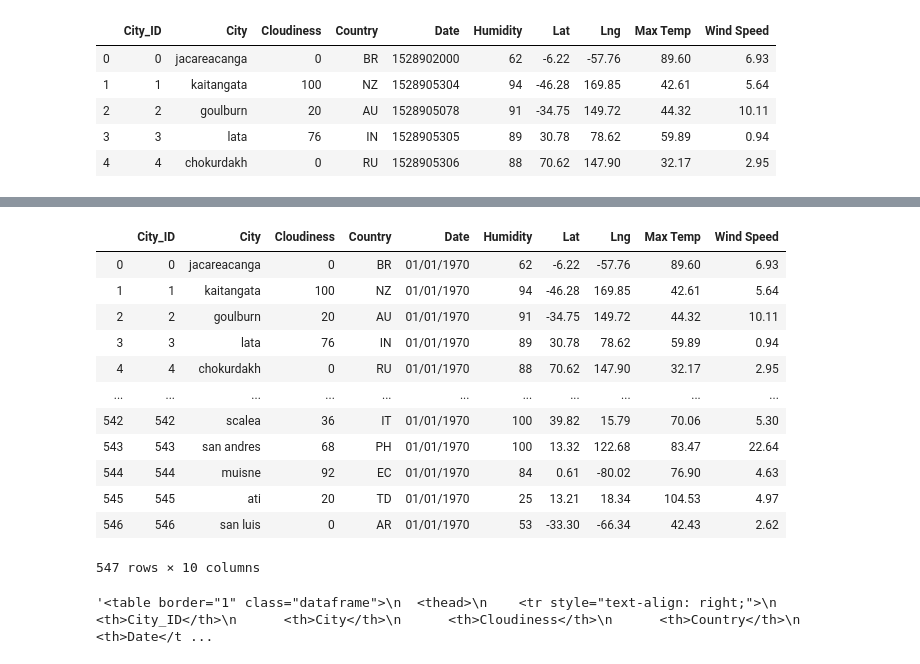
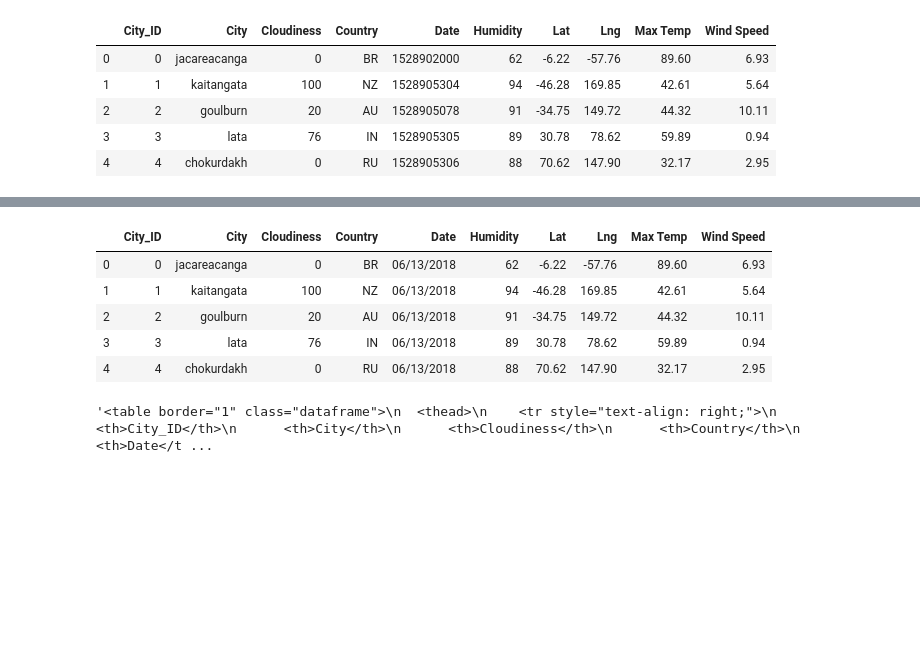
Before and after one commit to bky-25/Web-Design-Challenge, a Jupyter notebook: Equator Data.ipynb, the cells around one changed output, grey strips where cells are left out. Cells and saved outputs as stored; diff of their text form; code cells hidden in the pictures; blank space fills up the shorter version.

```diff
--- a/Equator Data.ipynb
+++ b/Equator Data.ipynb
@@ -32,24 +32,14 @@ dtypes: datetime64[ns](1), float64(4), int64(3), object(2)
 memory usage: 42.9+ KB
-# %%
-df['Date']=pd.to_datetime(df.Date)
 # %%
-df['Date']=df['Date'].dt.strftime('%m/%d/%Y')
+df.Date = df.Date.apply(lambda x: datetime.datetime.fromtimestamp(x).strftime('%m/%d/%Y'))
+df.head()
+# %% [output]
+|  | City_ID | City | Cloudiness | Country | Date | Humidity | Lat | Lng | Max Temp | Wind Speed |
+| 0 | 0 | jacareacanga | 0 | BR | 06/13/2018 | 62 | -6.22 | -57.76 | 89.60 | 6.93 |
+| 1 | 1 | kaitangata | 100 | NZ | 06/13/2018 | 94 | -46.28 | 169.85 | 42.61 | 5.64 |
+| 2 | 2 | goulburn | 20 | AU | 06/13/2018 | 91 | -34.75 | 149.72 | 44.32 | 10.11 |
+| 3 | 3 | lata | 76 | IN | 06/13/2018 | 89 | 30.78 | 78.62 | 59.89 | 0.94 |
+| 4 | 4 | chokurdakh | 0 | RU | 06/13/2018 | 88 | 70.62 | 147.90 | 32.17 | 2.95 |
-# %%
-df
-# %% [output]
-|  | City_ID | City | Cloudiness | Country | Date | Humidity | Lat | Lng | Max Temp | Wind Speed |
-| 0 | 0 | jacareacanga | 0 | BR | 01/01/1970 | 62 | -6.22 | -57.76 | 89.60 | 6.93 |
-| 1 | 1 | kaitangata | 100 | NZ | 01/01/1970 | 94 | -46.28 | 169.85 | 42.61 | 5.64 |
-| 2 | 2 | goulburn | 20 | AU | 01/01/1970 | 91 | -34.75 | 149.72 | 44.32 | 10.11 |
-| 3 | 3 | lata | 76 | IN | 01/01/1970 | 89 | 30.78 | 78.62 | 59.89 | 0.94 |
-| 4 | 4 | chokurdakh | 0 | RU | 01/01/1970 | 88 | 70.62 | 147.90 | 32.17 | 2.95 |
-| ... | ... | ... | ... | ... | ... | ... | ... | ... | ... | ... |
-| 542 | 542 | scalea | 36 | IT | 01/01/1970 | 100 | 39.82 | 15.79 | 70.06 | 5.30 |
-| 543 | 543 | san andres | 68 | PH | 01/01/1970 | 100 | 13.32 | 122.68 | 83.47 | 22.64 |
-| 544 | 544 | muisne | 92 | EC | 01/01/1970 | 84 | 0.61 | -80.02 | 76.90 | 4.63 |
-| 545 | 545 | ati | 20 | TD | 01/01/1970 | 25 | 13.21 | 18.34 | 104.53 | 4.97 |
-| 546 | 546 | san luis | 0 | AR | 01/01/1970 | 53 | -33.30 | -66.34 | 42.43 | 2.62 |
-547 rows × 10 columns
 # %%
 df.to_html(index=False)
 # %% [output]
```
Also changed, not shown: parts of 1 cell of this notebook.
